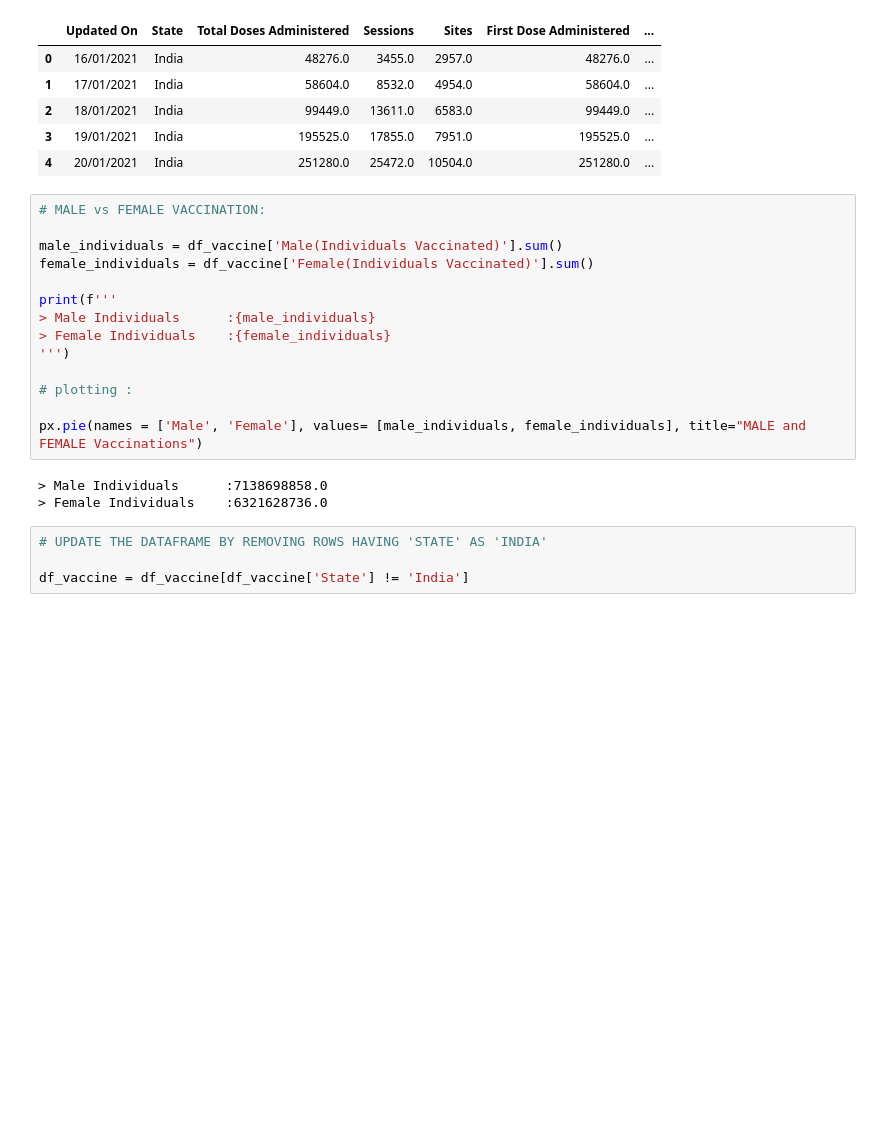
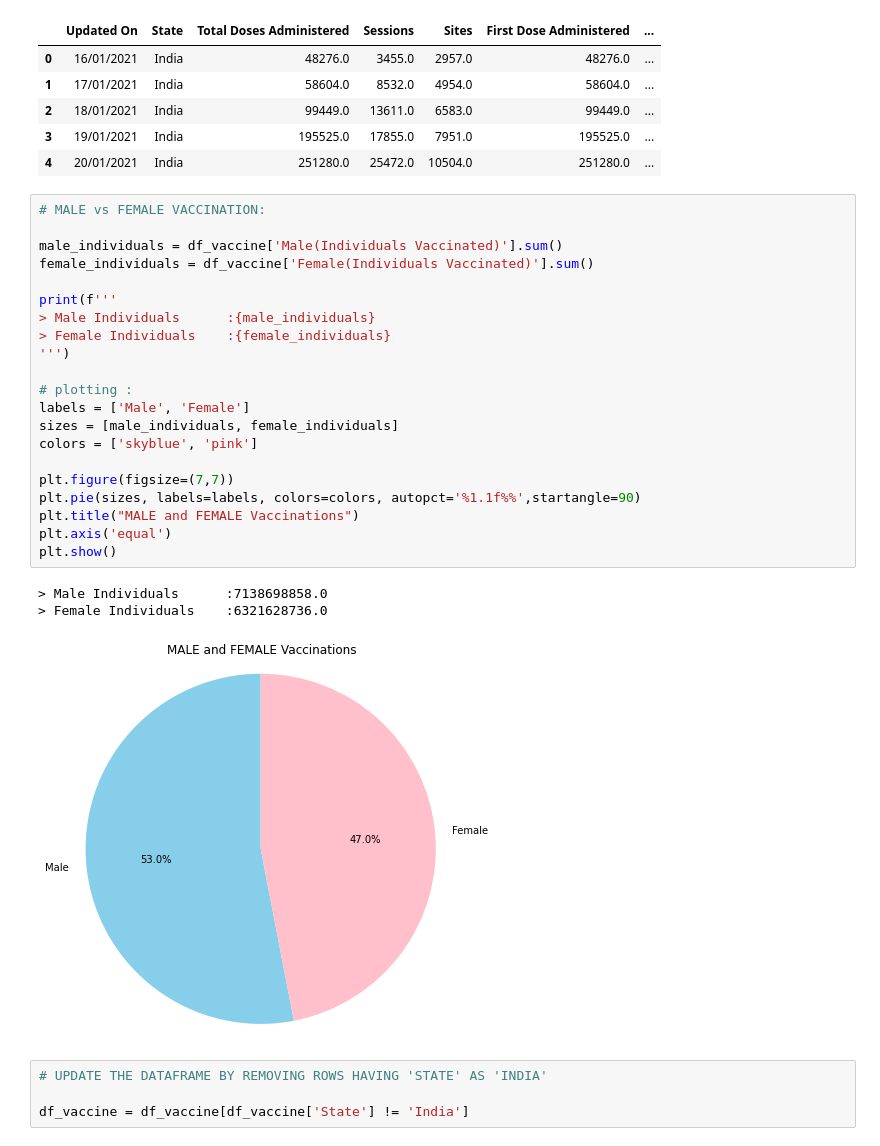
Before and after one commit to Sarvesh-Yadav-5201/Data-Visualization, a Jupyter notebook: Covid-19 Data Analysis/Covid_data-analysis.ipynb, the cells around one changed output. Saved outputs shown, nothing was run; the diff lists cells and outputs as text; blank space fills up the shorter version.

```diff
--- a/Covid-19 Data Analysis/Covid_data-analysis.ipynb
+++ b/Covid-19 Data Analysis/Covid_data-analysis.ipynb
@@ -205,20 +209,28 @@ df_vaccine.head()
 # %%
 # MALE vs FEMALE VACCINATION:
 
 male_individuals = df_vaccine['Male(Individuals Vaccinated)'].sum()
 female_individuals = df_vaccine['Female(Individuals Vaccinated)'].sum()
 
 print(f'''
 > Male Individuals      :{male_individuals}
 > Female Individuals    :{female_individuals}
 ''')
 
 # plotting :
+labels = ['Male', 'Female']
+sizes = [male_individuals, female_individuals]
+colors = ['skyblue', 'pink']
 
-px.pie(names = ['Male', 'Female'], values= [male_individuals, female_individuals], title="MALE and FEMALE Vaccinations")
+plt.figure(figsize=(7,7))
+plt.pie(sizes, labels=labels, colors=colors, autopct='%1.1f%%',startangle=90)
+plt.title("MALE and FEMALE Vaccinations")
+plt.axis('equal')
+plt.show()
 # %% [output]
 > Male Individuals      :7138698858.0
 > Female Individuals    :6321628736.0
+[figure, added]
 # %%
 # UPDATE THE DATAFRAME BY REMOVING ROWS HAVING 'STATE' AS 'INDIA'
 
```
Also changed, not shown: parts of 2 cells of this notebook.
